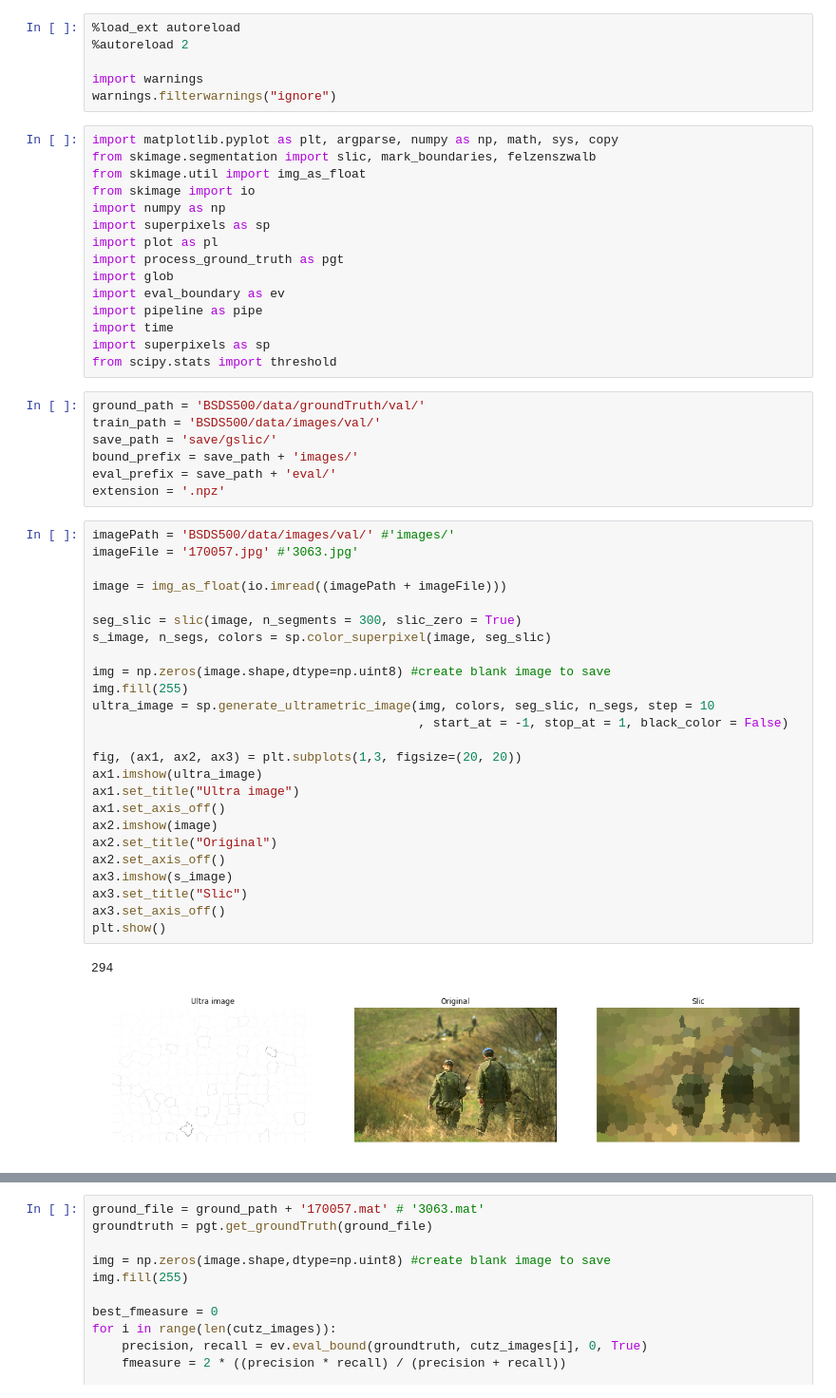
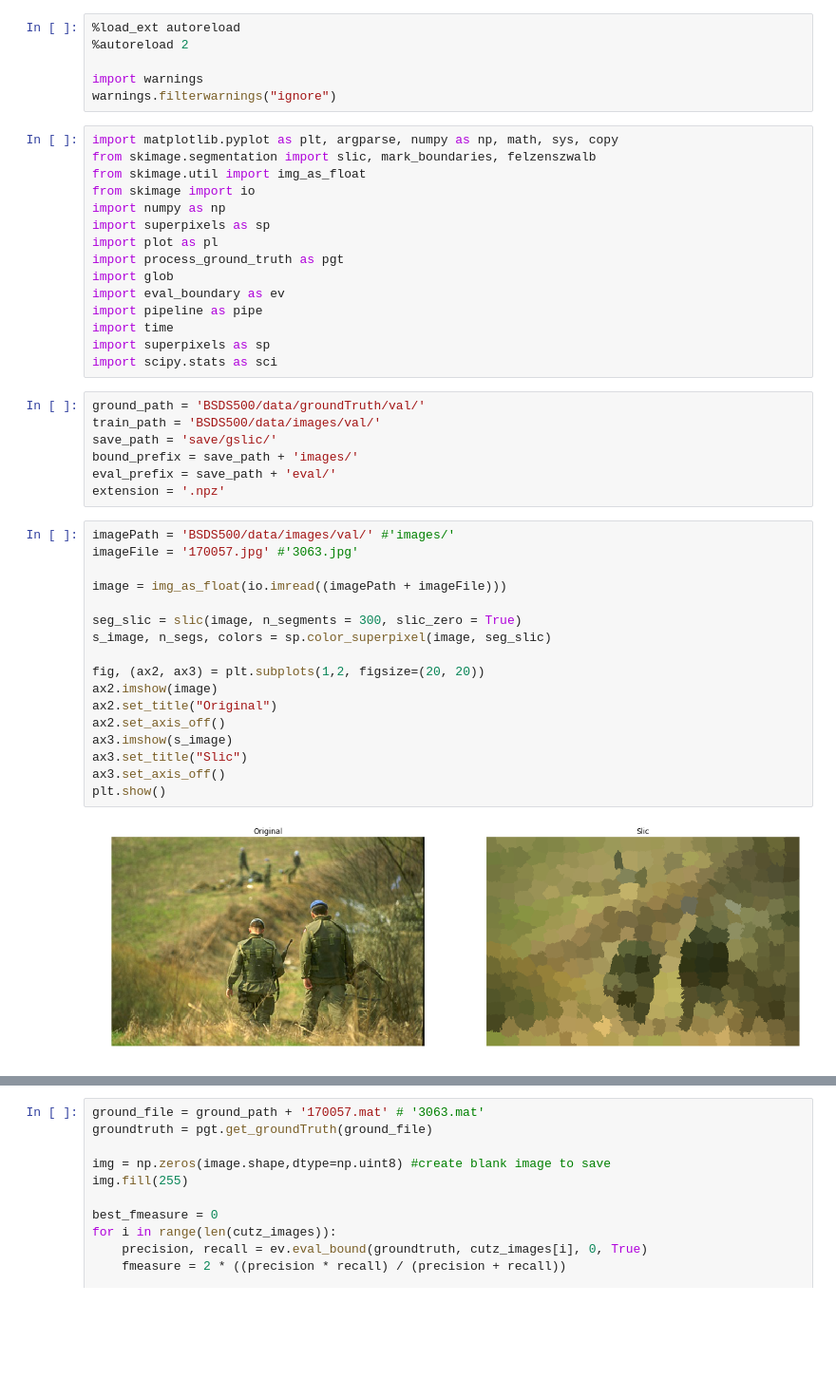
Before and after one commit to falreis/image-segm, a Jupyter notebook: code/fmeasure-slic.ipynb, the cells around one changed output, grey strips where cells are left out. Shown at 95% size. Drawn from its saved outputs; the diff is of its cells as text; blank space fills up the shorter version.

```diff
--- a/code/fmeasure-slic.ipynb
+++ b/code/fmeasure-slic.ipynb
@@ -18,7 +18,7 @@ import eval_boundary as ev
 import pipeline as pipe
 import time
 import superpixels as sp
-from scipy.stats import threshold
+import scipy.stats as sci
 # %%
 ground_path = 'BSDS500/data/groundTruth/val/'
 train_path = 'BSDS500/data/images/val/'
@@ -29,31 +29,22 @@ extension = '.npz'
 # %%
 imagePath = 'BSDS500/data/images/val/' #'images/'
 imageFile = '170057.jpg' #'3063.jpg'
 
 image = img_as_float(io.imread((imagePath + imageFile)))
 
 seg_slic = slic(image, n_segments = 300, slic_zero = True)
 s_image, n_segs, colors = sp.color_superpixel(image, seg_slic)
 
-img = np.zeros(image.shape,dtype=np.uint8) #create blank image to save
-img.fill(255)
-ultra_image = sp.generate_ultrametric_image(img, colors, seg_slic, n_segs, step = 10
-                                            , start_at = -1, stop_at = 1, black_color = False)
-
-fig, (ax1, ax2, ax3) = plt.subplots(1,3, figsize=(20, 20))
-ax1.imshow(ultra_image)
-ax1.set_title("Ultra image")
-ax1.set_axis_off()
+fig, (ax2, ax3) = plt.subplots(1,2, figsize=(20, 20))
 ax2.imshow(image)
 ax2.set_title("Original")
 ax2.set_axis_off()
 ax3.imshow(s_image)
 ax3.set_title("Slic")
 ax3.set_axis_off()
 plt.show()
 # %% [output]
-294
-[figure, old version]
+[figure, new version]
 # %%
 img = np.zeros(image.shape,dtype=np.uint8) #create blank image to save
 img.fill(255)
```
Also changed, not shown: parts of 5 cells of this notebook, 1 other file.
